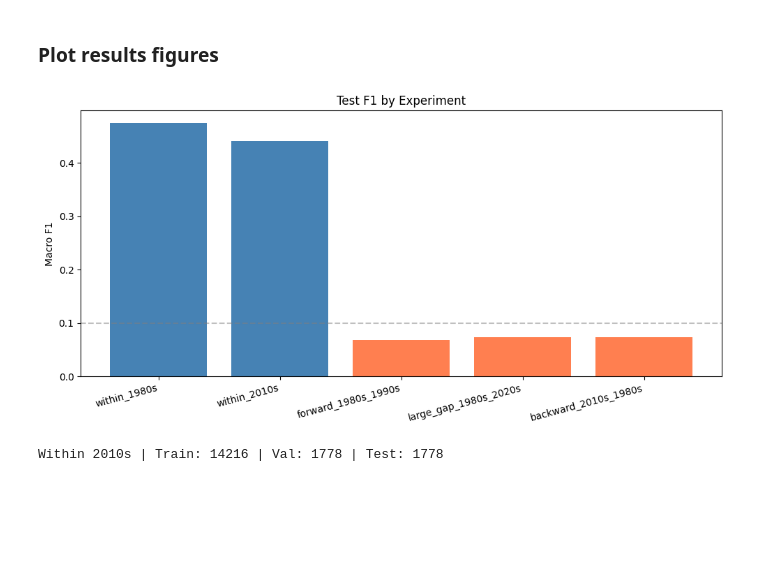
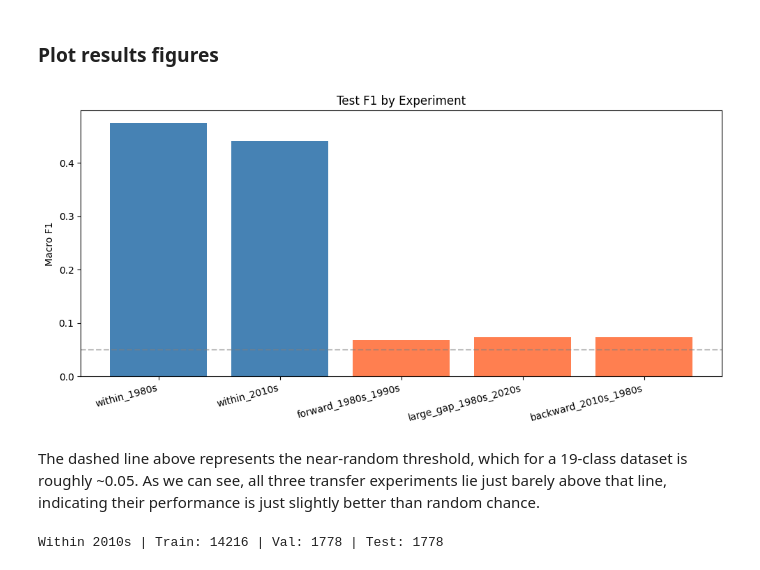
Before and after one commit to katemhouston/movie-poster-genre, a Jupyter notebook: notebooks/evaluation.ipynb, the cells around one changed output. Drawn from its saved outputs; the diff is of its cells as text; code cells hidden in the pictures; blank space fills up the shorter version.

```diff
--- a/notebooks/evaluation.ipynb
+++ b/notebooks/evaluation.ipynb
@@ -89,20 +91,22 @@ backward_2010s_1980s: F1 = 0.0736
 # %%
 fig, ax = plt.subplots(figsize=(10, 5))
 names = list(results.keys())
 f1s = [results[e]['f1'] for e in names]
 colors = ['steelblue', 'steelblue', 'coral', 'coral', 'coral']
 
 
 ax.bar(names, f1s, color=colors)
-ax.axhline(y=0.1, color='gray', linestyle='--', alpha=0.5, label='Near-random threshold')
+ax.axhline(y=0.05, color='gray', linestyle='--', alpha=0.5, label='Near-random threshold')
 ax.set_ylabel("Macro F1")
 ax.set_title("Test F1 by Experiment")
 ax.set_xticklabels(names, rotation=15, ha='right')
 plt.tight_layout()
 plt.savefig("assets/f1_summary.png", dpi=150)
 plt.show()
 # %% [output]
-[figure, old version]
+[figure, new version]
+# %% [markdown]
+The dashed line above represents the near-random threshold, which for a 19-class dataset is roughly ~0.05. As we can see, all three transfer experiments lie just barely above that line, indicating their performance is just slightly better than random chance.
 # %%
 fig, axes = plt.subplots(2, 5, figsize=(14, 7))
 fig.suptitle("Model Predictions: Within 2010s", fontsize=14, fontweight='bold')
```
Also changed, not shown: parts of 8 cells of this notebook, 2 other files.
